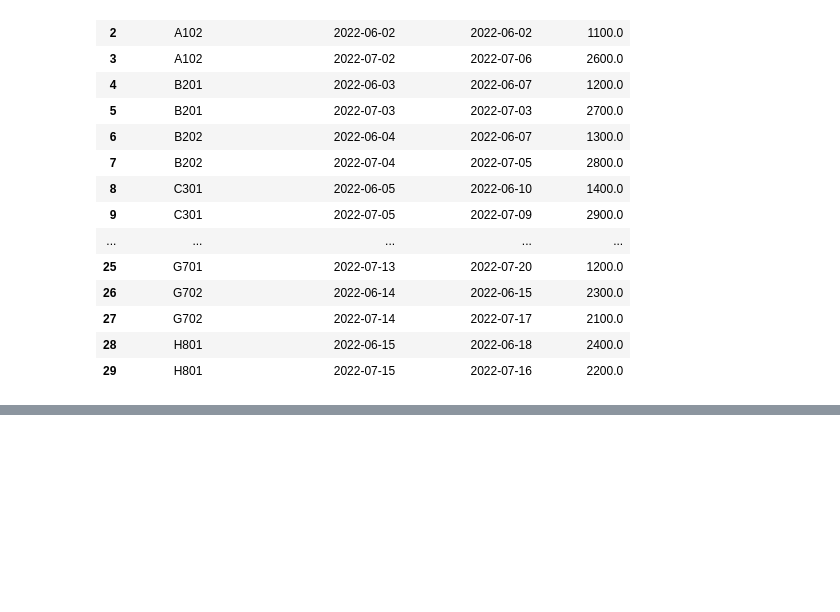
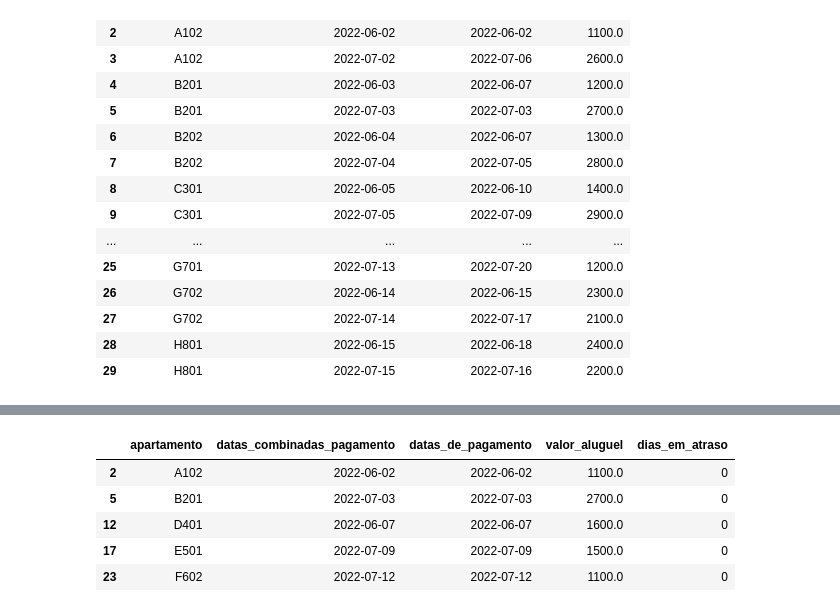
Before and after one commit to JhonCostaDev/oracle_one_alura, a Jupyter notebook: dataScience/pandas_etl/adm_condominios.ipynb, the cells around one changed output, grey strips where cells are left out. Saved outputs shown, nothing was run; the diff lists cells and outputs as text; code cells hidden in the pictures; blank space fills up the shorter version.

```diff
--- a/dataScience/pandas_etl/adm_condominios.ipynb
+++ b/dataScience/pandas_etl/adm_condominios.ipynb
@@ -239,0 +216,9 @@ Para se aprofundar nos usos do tipo datetime consulte o artigo Python datetime:
+# %%
+dados[dados['dias_em_atraso']== 0]
+# %% [output]
+|  | apartamento | datas_combinadas_pagamento | datas_de_pagamento | valor_aluguel | dias_em_atraso |
+| 2 | A102 | 2022-06-02 | 2022-06-02 | 1100.0 | 0 |
+| 5 | B201 | 2022-07-03 | 2022-07-03 | 2700.0 | 0 |
+| 12 | D401 | 2022-06-07 | 2022-06-07 | 1600.0 | 0 |
+| 17 | E501 | 2022-07-09 | 2022-07-09 | 1500.0 | 0 |
+| 23 | F602 | 2022-07-12 | 2022-07-12 | 1100.0 | 0 |
```
Also changed, not shown: parts of 11 cells of this notebook, 2 other files.
